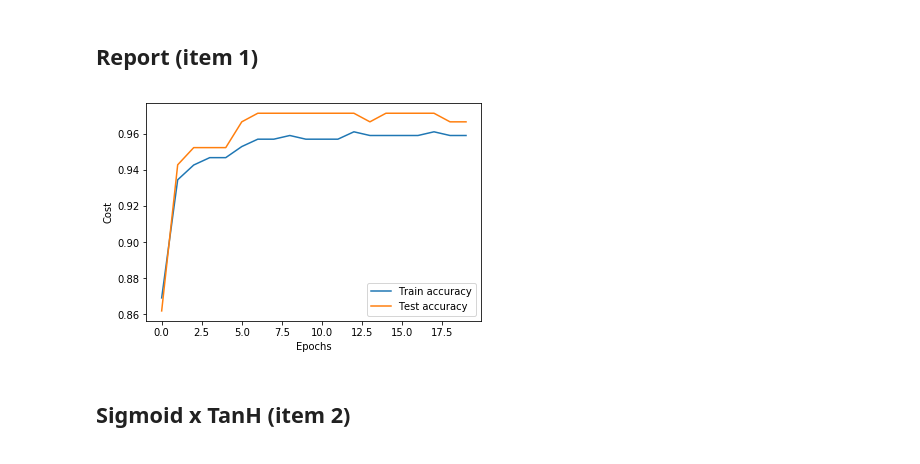
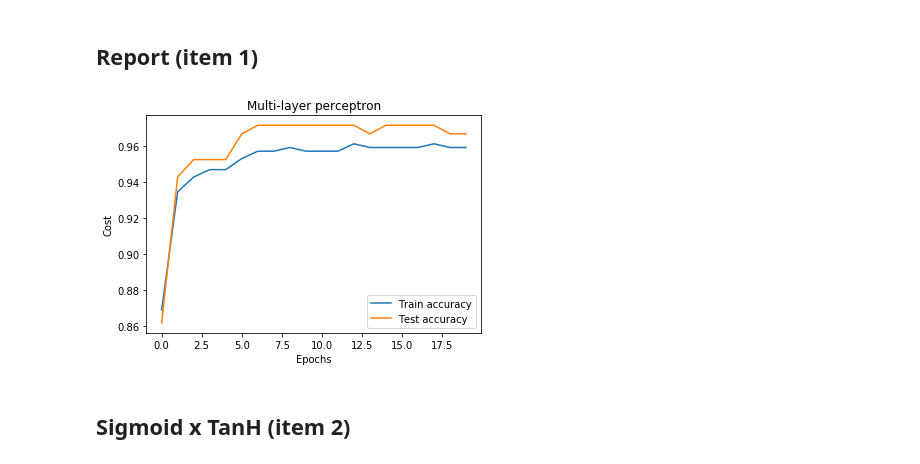
Before and after one commit to torres07/topicos-3, a Jupyter notebook: listas/lista-2/lista-2.ipynb, the cells around one changed output. Saved outputs shown, nothing was run; the diff lists cells and outputs as text; code cells hidden in the pictures.

```diff
--- a/listas/lista-2/lista-2.ipynb
+++ b/listas/lista-2/lista-2.ipynb
@@ -182,21 +182,22 @@ class MLP(object):
 # %%
 mlp = MLP(n_hidden=100,
           l2=0.01,
           epochs=20,
           lr=0.001,
           shuffle=True,
           seed=7)
 
 mlp.fit(X_train, y_train, X_test, y_test)
 
 plt.plot(range(mlp.epochs), mlp.eval_['train_acc'], label='Train accuracy')
 plt.plot(range(mlp.epochs), mlp.eval_['test_acc'], label='Test accuracy')
 plt.ylabel('Cost')
 plt.xlabel('Epochs')
+plt.title('Multi-layer perceptron')
 plt.legend()
 plt.show()
 # %% [output]
-[figure, old version]
+[figure, new version]
 # %% [markdown]
 ## Sigmoid x TanH (item 2)
 # %%
```
